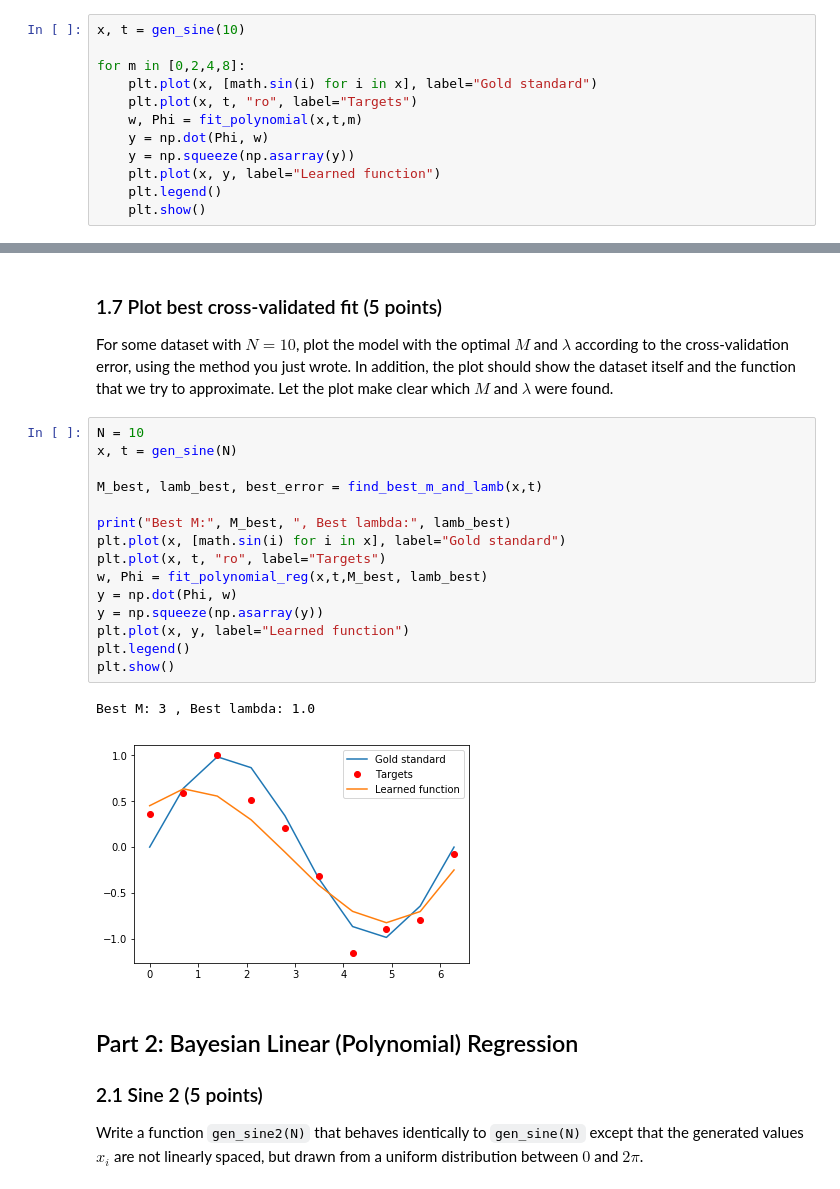
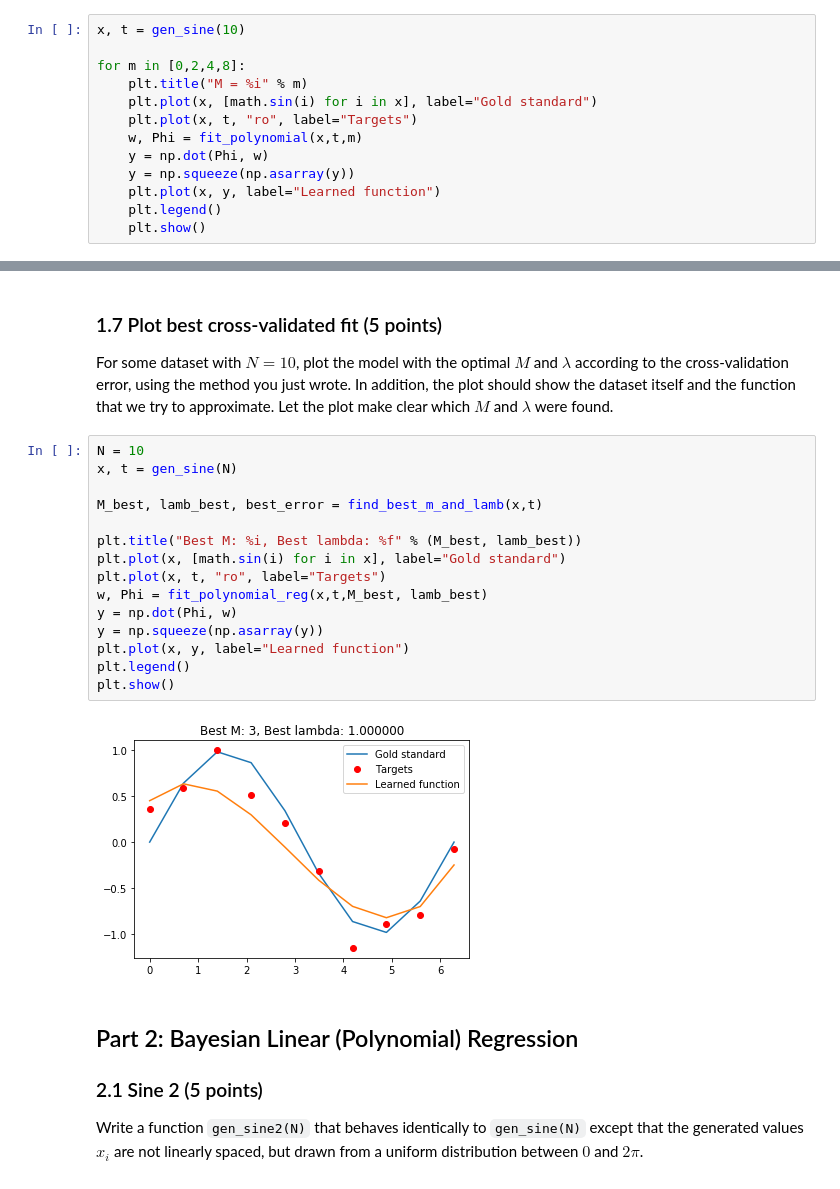
Before and after one commit to AxelBremer/ml1_lab1, a Jupyter notebook: 11023325_11029669_lab1.ipynb, the cells around one changed output, grey strips where cells are left out. Saved outputs shown, nothing was run; the diff lists cells and outputs as text.

```diff
--- a/11023325_11029669_lab1.ipynb
+++ b/11023325_11029669_lab1.ipynb
@@ -174,6 +174,7 @@ For each value of $M$, plot the prediction function, along with the data and the
 x, t = gen_sine(10)
 
 for m in [0,2,4,8]:
+    plt.title("M = %i" % m)
     plt.plot(x, [math.sin(i) for i in x], label="Gold standard")
     plt.plot(x, t, "ro", label="Targets")
     w, Phi = fit_polynomial(x,t,m)
@@ -337,21 +338,20 @@ For some dataset with $N = 10$, plot the model with the optimal $M$ and $\lambda
 # %%
 N = 10
 x, t = gen_sine(N)
 
 M_best, lamb_best, best_error = find_best_m_and_lamb(x,t)
 
-print("Best M:", M_best, ", Best lambda:", lamb_best)
+plt.title("Best M: %i, Best lambda: %f" % (M_best, lamb_best))
 plt.plot(x, [math.sin(i) for i in x], label="Gold standard")
 plt.plot(x, t, "ro", label="Targets")
 w, Phi = fit_polynomial_reg(x,t,M_best, lamb_best)
 y = np.dot(Phi, w)
 y = np.squeeze(np.asarray(y))
 plt.plot(x, y, label="Learned function")
 plt.legend()
 plt.show()
 # %% [output]
-Best M: 3 , Best lambda: 1.0
-[figure, old version]
+[figure, new version]
 # %% [markdown]
 ## Part 2: Bayesian Linear (Polynomial) Regression
 
```
Also changed, not shown: parts of 6 cells of this notebook.
